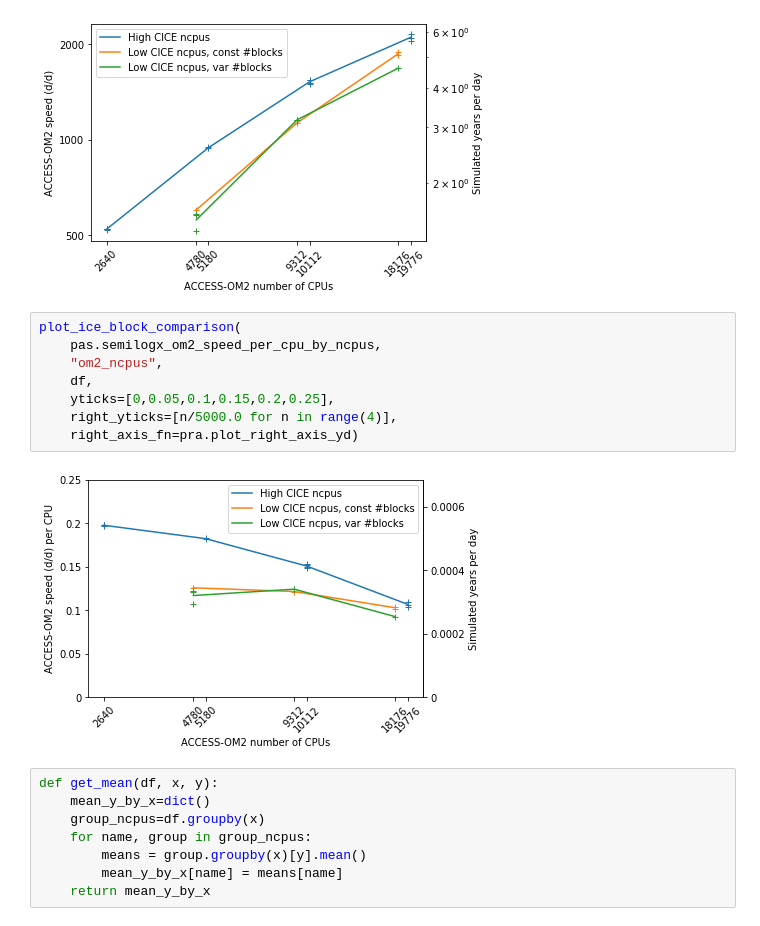
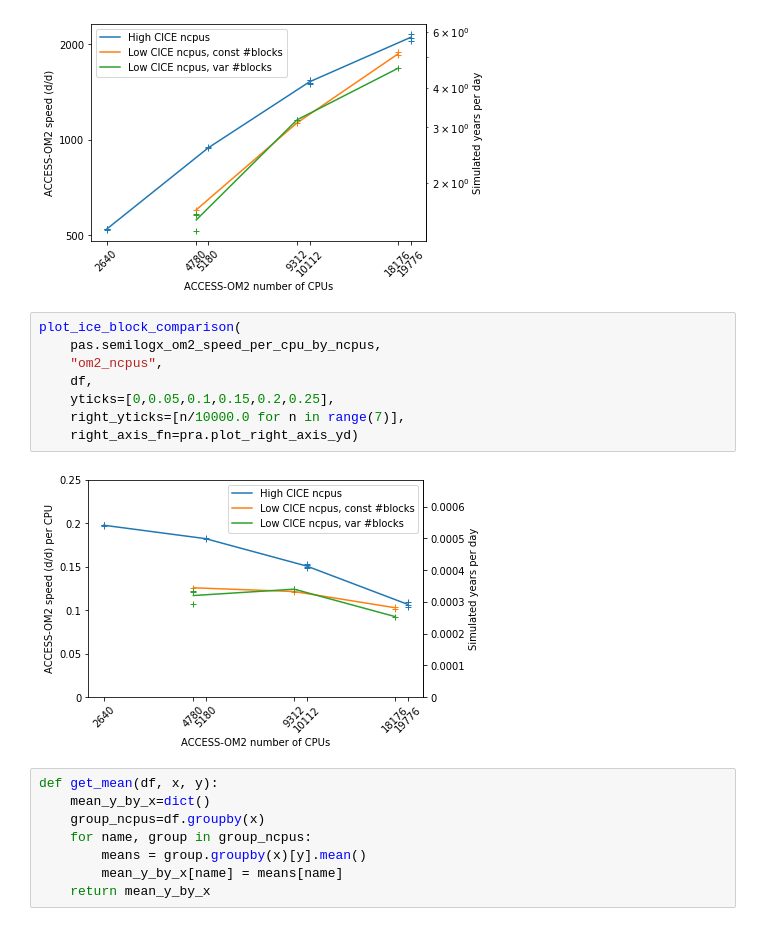
Before and after one commit to penguian/performance-analysis, a Jupyter notebook: plot_access_om2_scaling.ipynb, the cells around one changed output. Saved outputs shown, nothing was run; the diff lists cells and outputs as text.

```diff
--- a/plot_access_om2_scaling.ipynb
+++ b/plot_access_om2_scaling.ipynb
@@ -159,13 +169,13 @@ plot_ice_block_comparison(
 # %%
 plot_ice_block_comparison(
     pas.semilogx_om2_speed_per_cpu_by_ncpus,
     "om2_ncpus",
     df,
     yticks=[0,0.05,0.1,0.15,0.2,0.25],
-    right_yticks=[n/5000.0 for n in range(4)],
+    right_yticks=[n/10000.0 for n in range(7)],
     right_axis_fn=pra.plot_right_axis_yd)
 # %% [output]
-[figure, old version]
+[figure, new version]
 # %%
 def get_mean(df, x, y):
     mean_y_by_x=dict()
```
Also changed, not shown: parts of 30 cells of this notebook, 2 other files.
